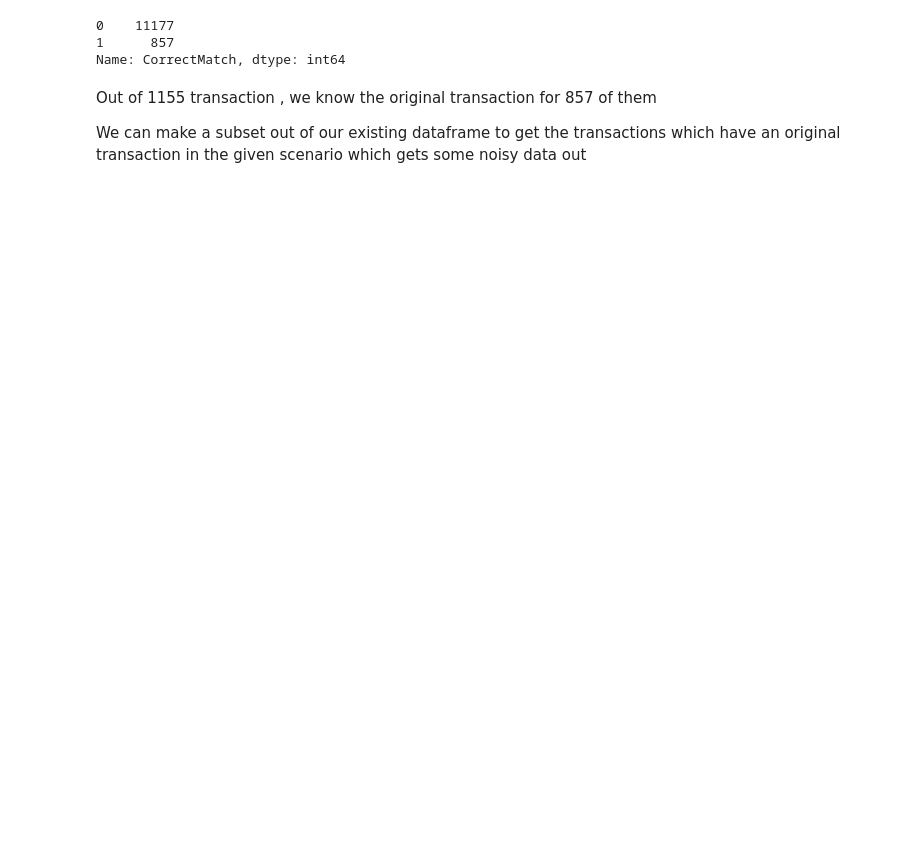
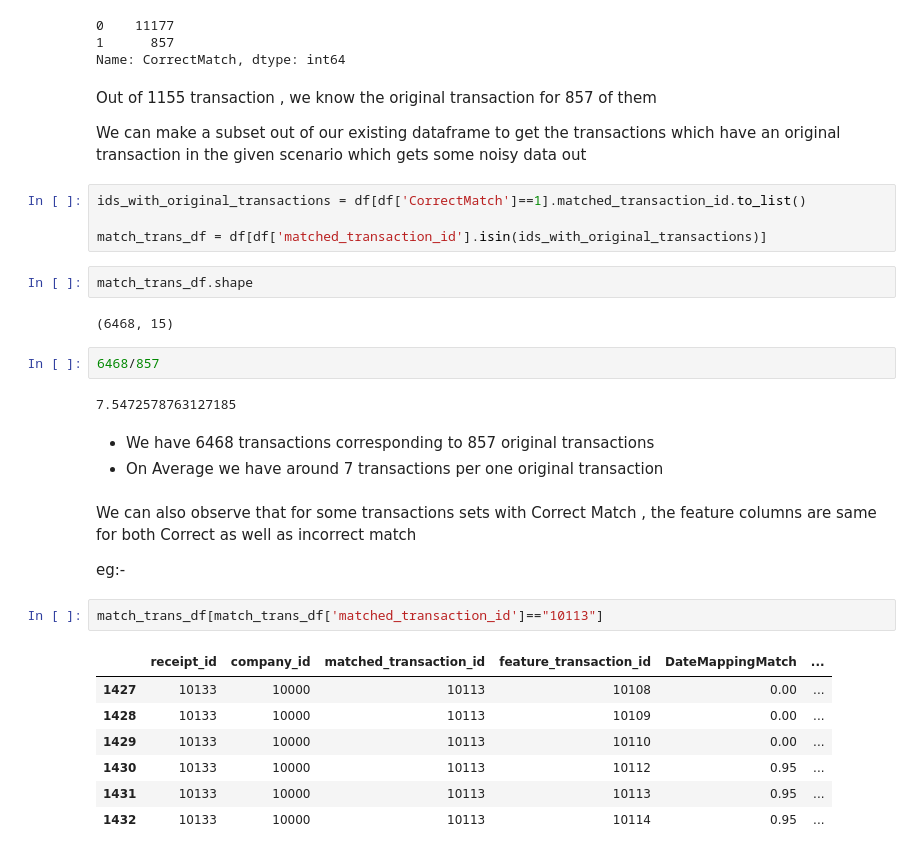
Before and after one commit to brittosabu/Tide_Test, a Jupyter notebook: Receipt_Matching.ipynb, the cells around one changed output. Saved outputs shown, nothing was run; the diff lists cells and outputs as text; blank space fills up the shorter version.

```diff
--- a/Receipt_Matching.ipynb
+++ b/Receipt_Matching.ipynb
@@ -151,3 +156,32 @@ Name: CorrectMatch, dtype: int64
 Out of 1155 transaction , we know the original transaction for 857 of them
 
 We can make a subset out of our existing dataframe to get the transactions which have an original transaction in the given scenario which gets some noisy data out
+# %%
+ids_with_original_transactions = df[df['CorrectMatch']==1].matched_transaction_id.to_list()
+
+match_trans_df = df[df['matched_transaction_id'].isin(ids_with_original_transactions)]
+# %%
+match_trans_df.shape
+# %% [output]
+(6468, 15)
+# %%
+6468/857
+# %% [output]
+7.5472578763127185
+# %% [markdown]
+- We have 6468 transactions corresponding to 857 original transactions
+- On Average we have around 7 transactions per one original transaction
+# %% [markdown]
+We can also observe that for some transactions sets with Correct Match , the feature columns are same for both Correct as well as incorrect match
+
+eg:-
+# %%
+match_trans_df[match_trans_df['matched_transaction_id']=="10113"]
+# %% [output]
+|  | receipt_id | company_id | matched_transaction_id | feature_transaction_id | DateMappingMatch | ... |
+| 1427 | 10133 | 10000 | 10113 | 10108 | 0.00 | ... |
+| 1428 | 10133 | 10000 | 10113 | 10109 | 0.00 | ... |
+| 1429 | 10133 | 10000 | 10113 | 10110 | 0.00 | ... |
+| 1430 | 10133 | 10000 | 10113 | 10112 | 0.95 | ... |
+| 1431 | 10133 | 10000 | 10113 | 10113 | 0.95 | ... |
+| 1432 | 10133 | 10000 | 10113 | 10114 | 0.95 | ... |
```
Also changed, not shown: parts of 51 cells of this notebook, 4 other files.
